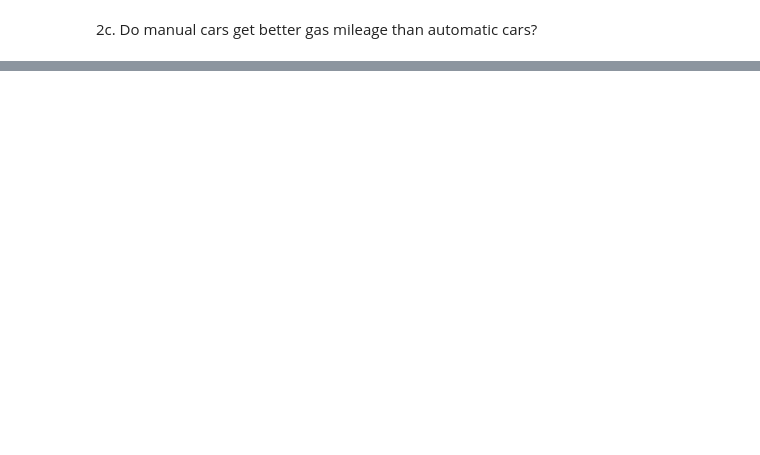
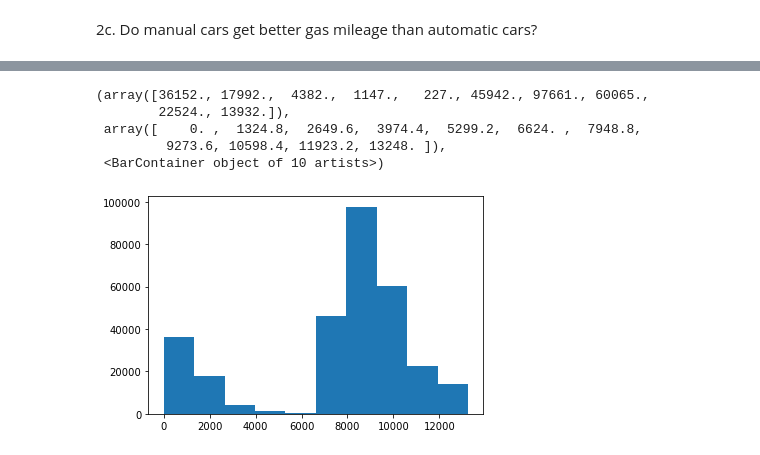
Before and after one commit to LinhQuach13/statistics-exercises, a Jupyter notebook: hypothesis_testing.ipynb, the cells around one changed output, grey strips where cells are left out. Saved outputs shown, nothing was run; the diff lists cells and outputs as text; code cells hidden in the pictures; blank space fills up the shorter version.

```diff
--- a/hypothesis_testing.ipynb
+++ b/hypothesis_testing.ipynb
@@ -447,0 +752,3 @@ We reject the null hypothesis
+# %%
+# make tenure to a string datatype
+tenured= titles_df.tenure.astype(str)
@@ -447,0 +816,10 @@ We reject the null hypothesis
+# %%
+#Looking only tenure_series without title
+plt.hist(tenure_series)
+# %% [output]
+(array([36152., 17992.,  4382.,  1147.,   227., 45942., 97661., 60065.,
+        22524., 13932.]),
+ array([    0. ,  1324.8,  2649.6,  3974.4,  5299.2,  6624. ,  7948.8,
+         9273.6, 10598.4, 11923.2, 13248. ]),
+ <BarContainer object of 10 artists>)
+[figure, added]
```
Also changed, not shown: parts of 105 cells of this notebook.
